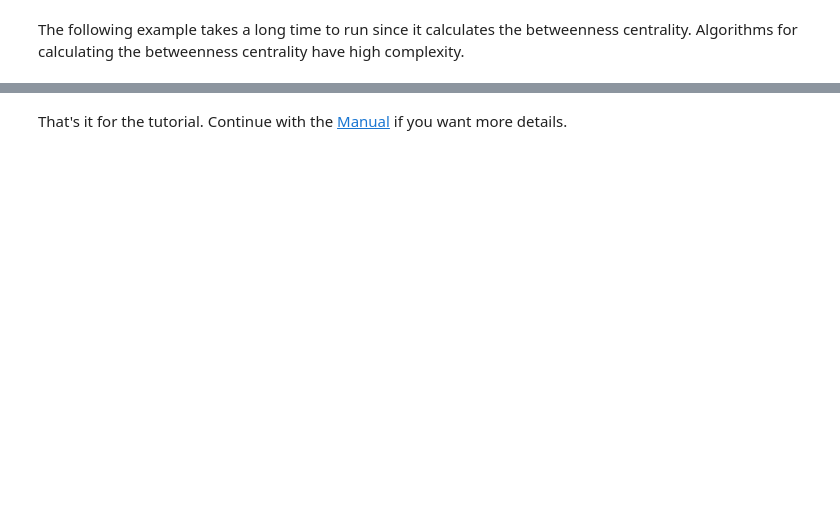
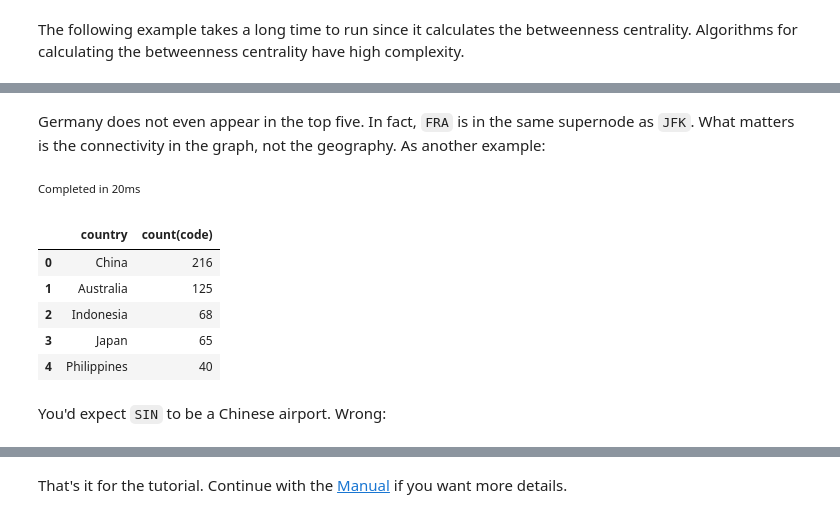
Before and after one commit to cozodb/cozo, a Jupyter notebook: docs/tutorial/tutorial.ipynb, the cells around one changed output, grey strips where cells are left out. Drawn from its saved outputs; the diff is of its cells as text; code cells hidden in the pictures; blank space fills up the shorter version.

```diff
--- a/docs/tutorial/tutorial.ipynb
+++ b/docs/tutorial/tutorial.ipynb
@@ -1325,0 +1364,22 @@ These are the airports that, if disconnected from the network, cause the most di
+# %% [markdown]
+Germany does not even appear in the top five. In fact, `FRA` is in the same supernode as `JFK`. What matters is the connectivity in the graph, not the geography.
+As another example:
+# %%
+community[code] := *community{code: 'SIN', cluster}, *community{code, cluster}
+?[country, count(code)] :=
+    community[code],
+    *airport{code, desc, country: country_code},
+    *country{code: country_code, desc: country},
+
+:order -count(code)
+:limit 5
+# %% [output]
+Completed in 20ms
+|  | country | count(code) |
+| 0 | China | 216 |
+| 1 | Australia | 125 |
+| 2 | Indonesia | 68 |
+| 3 | Japan | 65 |
+| 4 | Philippines | 40 |
+# %% [markdown]
+You'd expect `SIN` to be a Chinese airport. Wrong:
```
Also changed, not shown: parts of 127 cells of this notebook, 3 other files.
